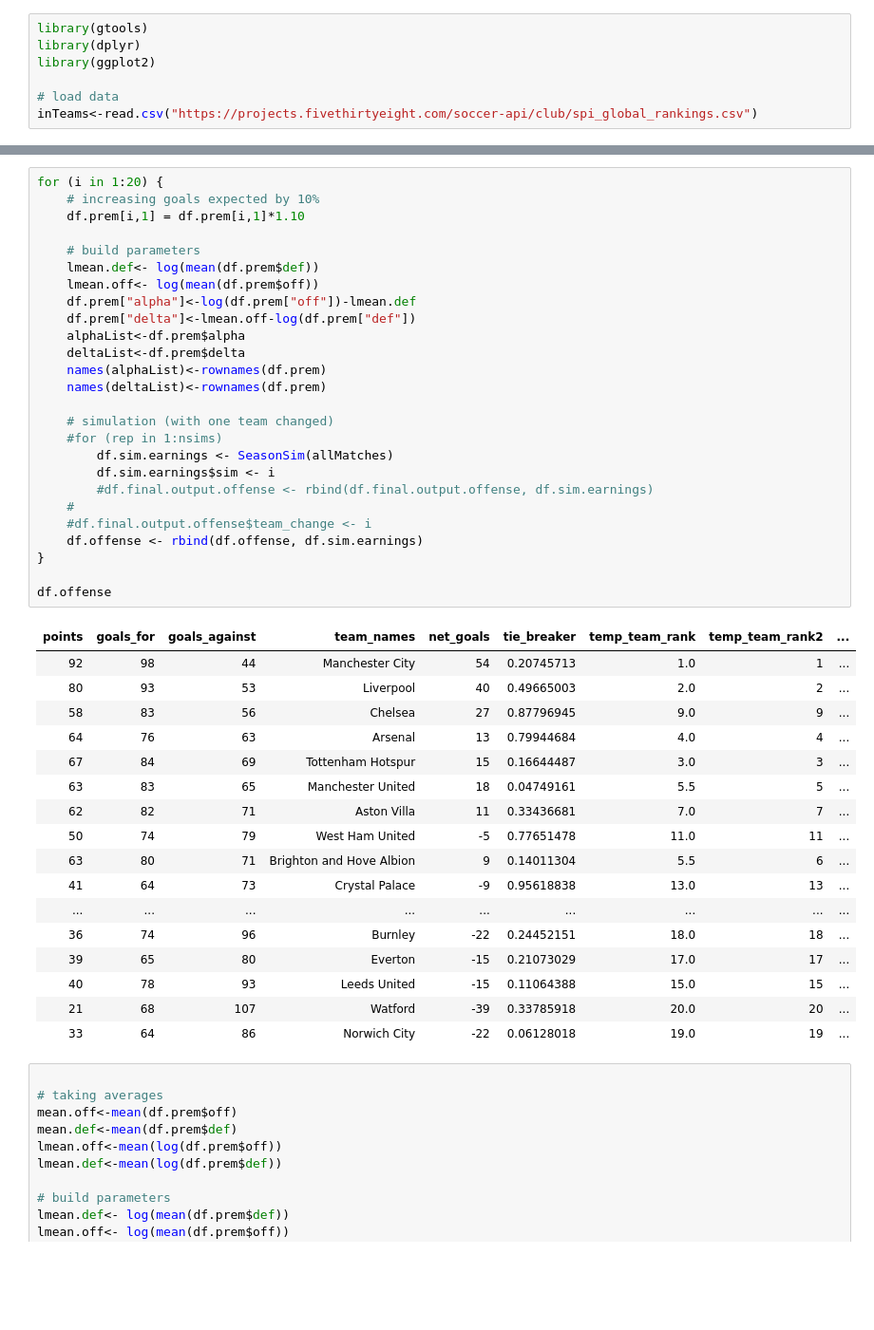
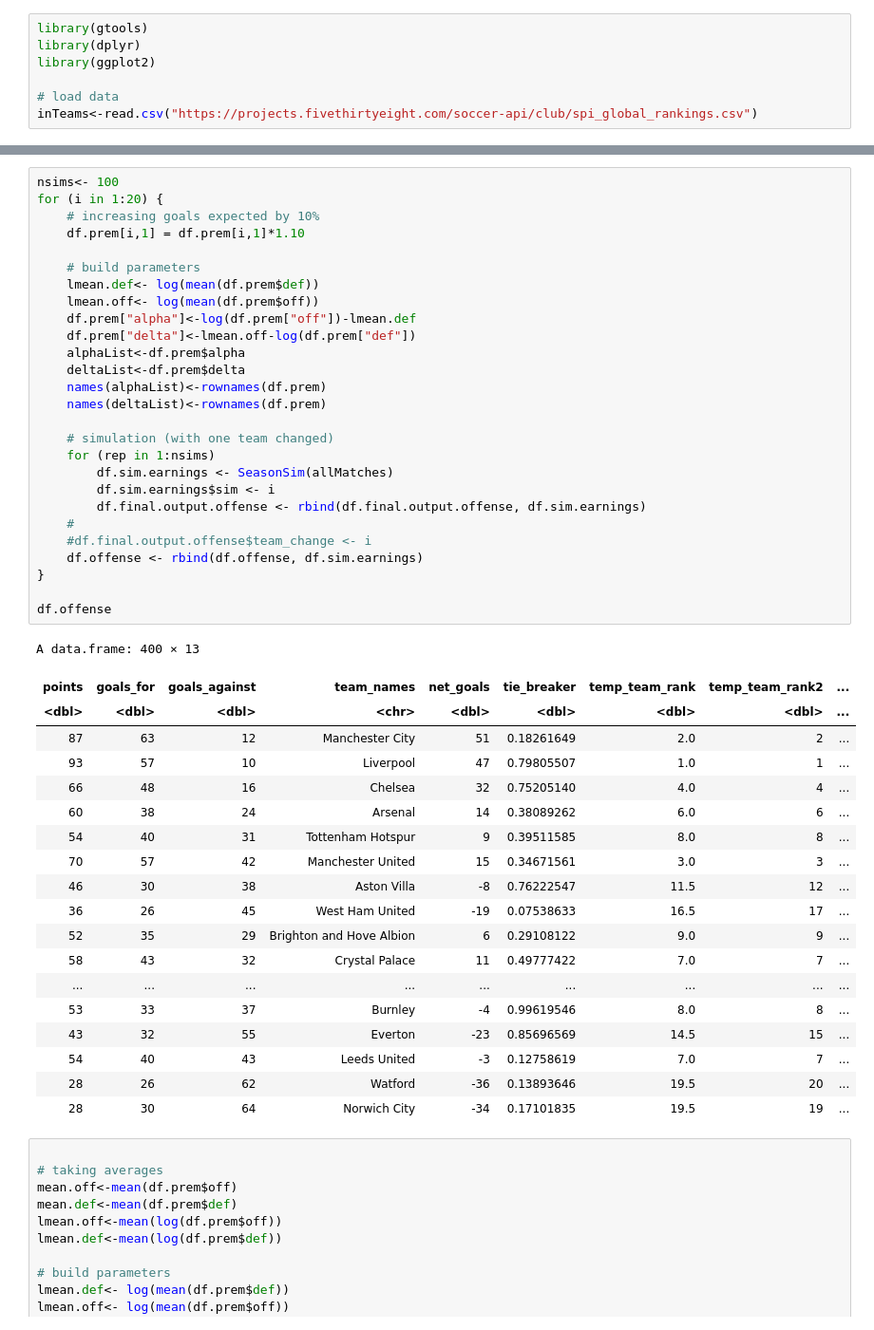
Before and after one commit to kakochanowski/Predicting_Monopoly_Optimization, a Jupyter notebook: HW2_Question4.ipynb, the cells around one changed output, grey strips where cells are left out. Shown: that part at 95% size. Drawn from its saved outputs; the diff is of its cells as text; blank space fills up the shorter version.

```diff
--- a/HW2_Question4.ipynb
+++ b/HW2_Question4.ipynb
@@ -209,49 +211,52 @@ SeasonSim <- function(allMatches){
     df.final.output.defense <- as.data.frame(matrix(ncol = length(finalcol), nrow=0, dimnames = list(NULL,finalcol)))
     df.defense <- as.data.frame(matrix(ncol = length(finalcol), nrow=0, dimnames = list(NULL,finalcol)))
 # %%
+nsims<- 100
 for (i in 1:20) {
     # increasing goals expected by 10%
     df.prem[i,1] = df.prem[i,1]*1.10
 
     # build parameters
     lmean.def<- log(mean(df.prem$def))
     lmean.off<- log(mean(df.prem$off))
     df.prem["alpha"]<-log(df.prem["off"])-lmean.def
     df.prem["delta"]<-lmean.off-log(df.prem["def"])
     alphaList<-df.prem$alpha
     deltaList<-df.prem$delta
     names(alphaList)<-rownames(df.prem)
     names(deltaList)<-rownames(df.prem)
 
     # simulation (with one team changed)
-    #for (rep in 1:nsims)
+    for (rep in 1:nsims)
         df.sim.earnings <- SeasonSim(allMatches)
         df.sim.earnings$sim <- i
-        #df.final.output.offense <- rbind(df.final.output.offense, df.sim.earnings)
+        df.final.output.offense <- rbind(df.final.output.offense, df.sim.earnings)
     #
     #df.final.output.offense$team_change <- i
     df.offense <- rbind(df.offense, df.sim.earnings)
 }
 
 df.offense
 # %% [output]
+A data.frame: 400 × 13
 | points | goals_for | goals_against | team_names | net_goals | tie_breaker | temp_team_rank | temp_team_rank2 | ... |
-| 92 | 98 | 44 | Manchester City | 54 | 0.20745713 | 1.0 | 1 | ... |
-| 80 | 93 | 53 | Liverpool | 40 | 0.49665003 | 2.0 | 2 | ... |
-| 58 | 83 | 56 | Chelsea | 27 | 0.87796945 | 9.0 | 9 | ... |
-| 64 | 76 | 63 | Arsenal | 13 | 0.79944684 | 4.0 | 4 | ... |
-| 67 | 84 | 69 | Tottenham Hotspur | 15 | 0.16644487 | 3.0 | 3 | ... |
-| 63 | 83 | 65 | Manchester United | 18 | 0.04749161 | 5.5 | 5 | ... |
-| 62 | 82 | 71 | Aston Villa | 11 | 0.33436681 | 7.0 | 7 | ... |
-| 50 | 74 | 79 | West Ham United | -5 | 0.77651478 | 11.0 | 11 | ... |
-| 63 | 80 | 71 | Brighton and Hove Albion | 9 | 0.14011304 | 5.5 | 6 | ... |
-| 41 | 64 | 73 | Crystal Palace | -9 | 0.95618838 | 13.0 | 13 | ... |
+| <dbl> | <dbl> | <dbl> | <chr> | <dbl> | <dbl> | <dbl> | <dbl> | ... |
+| 87 | 63 | 12 | Manchester City | 51 | 0.18261649 | 2.0 | 2 | ... |
+| 93 | 57 | 10 | Liverpool | 47 | 0.79805507 | 1.0 | 1 | ... |
+| 66 | 48 | 16 | Chelsea | 32 | 0.75205140 | 4.0 | 4 | ... |
+| 60 | 38 | 24 | Arsenal | 14 | 0.38089262 | 6.0 | 6 | ... |
+| 54 | 40 | 31 | Tottenham Hotspur | 9 | 0.39511585 | 8.0 | 8 | ... |
+| 70 | 57 | 42 | Manchester United | 15 | 0.34671561 | 3.0 | 3 | ... |
+| 46 | 30 | 38 | Aston Villa | -8 | 0.76222547 | 11.5 | 12 | ... |
+| 36 | 26 | 45 | West Ham United | -19 | 0.07538633 | 16.5 | 17 | ... |
+| 52 | 35 | 29 | Brighton and Hove Albion | 6 | 0.29108122 | 9.0 | 9 | ... |
+| 58 | 43 | 32 | Crystal Palace | 11 | 0.49777422 | 7.0 | 7 | ... |
 | ... | ... | ... | ... | ... | ... | ... | ... | ... |
-| 36 | 74 | 96 | Burnley | -22 | 0.24452151 | 18.0 | 18 | ... |
-| 39 | 65 | 80 | Everton | -15 | 0.21073029 | 17.0 | 17 | ... |
-| 40 | 78 | 93 | Leeds United | -15 | 0.11064388 | 15.0 | 15 | ... |
-| 21 | 68 | 107 | Watford | -39 | 0.33785918 | 20.0 | 20 | ... |
-| 33 | 64 | 86 | Norwich City | -22 | 0.06128018 | 19.0 | 19 | ... |
+| 53 | 33 | 37 | Burnley | -4 | 0.99619546 | 8.0 | 8 | ... |
+| 43 | 32 | 55 | Everton | -23 | 0.85696569 | 14.5 | 15 | ... |
+| 54 | 40 | 43 | Leeds United | -3 | 0.12758619 | 7.0 | 7 | ... |
+| 28 | 26 | 62 | Watford | -36 | 0.13893646 | 19.5 | 20 | ... |
+| 28 | 30 | 64 | Norwich City | -34 | 0.17101835 | 19.5 | 19 | ... |
 # %%
 
 # taking averages
```
Also changed, not shown: parts of 3 cells of this notebook, 6 other files.
